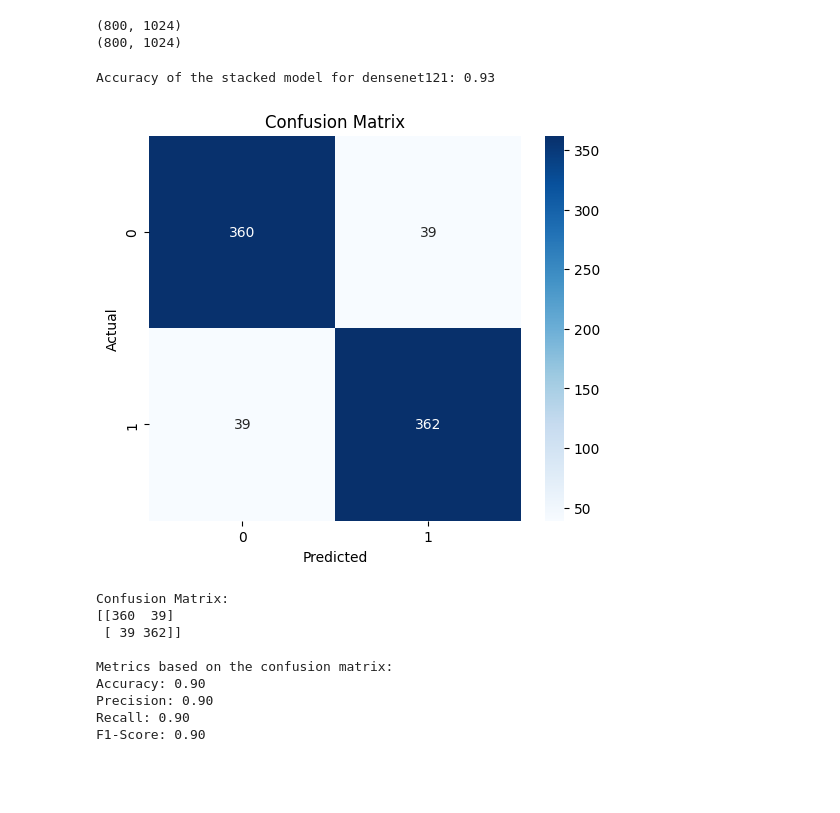
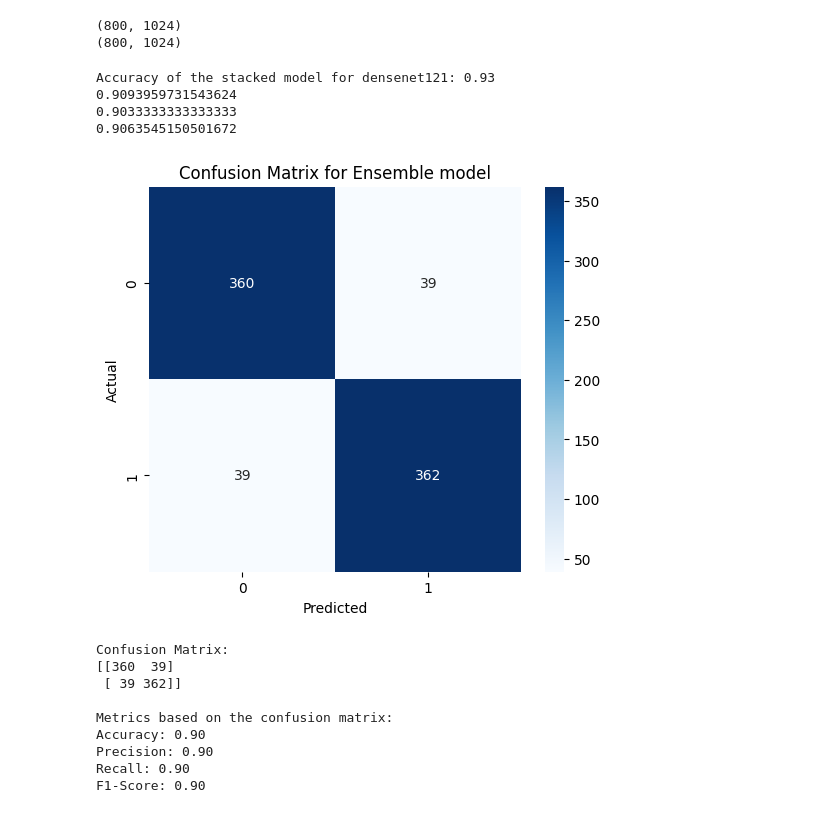
Before and after one commit to AWstyu/Melanoma_skin_cancer_NIT_DGP, a Jupyter notebook: melanoma_final.ipynb, the cells around one changed output. Cells and saved outputs as stored; diff of their text form; code cells hidden in the pictures; blank space fills up the shorter version.

```diff
--- a/melanoma_final.ipynb
+++ b/melanoma_final.ipynb
@@ -1148,8 +1425,19 @@ print(concatenated_array_densenet_test.shape)
 y_pred_densenet_test=stacked_model.predict(concatenated_array_densenet_test)
 accuracy = accuracy_score(l_images_label_test, y_pred_densenet_test)
 print(f'Accuracy of the stacked model for densenet121: {accuracy:.2f}')
+
+precision = precision_score(l_images_label_test,y_pred_densenet_test)
+recall = recall_score(l_images_label_test,y_pred_densenet_test)
+f1 = f1_score(l_images_label_test,y_pred_densenet_test)
+
+print(precision)
+print(recall)
+print(f1)
 # %% [output]
 Accuracy of the stacked model for densenet121: 0.93
+0.9093959731543624
+0.9033333333333333
+0.9063545150501672
 # %%
 import numpy as np
 import seaborn as sns
@@ -1176,35 +1464,35 @@ FN = int(FN)
 TN = total_images - (TP + FP + FN)
 TN = int(TN)
 
 
 cm = np.array([[TP, FN],
                [FP, TN]])
 
 
 plt.figure(figsize=(6, 5))
 sns.heatmap(cm, annot=True, fmt="d", cmap="Blues", xticklabels=[0, 1], yticklabels=[0, 1])
 plt.xlabel('Predicted')
 plt.ylabel('Actual')
-plt.title('Confusion Matrix')
+plt.title('Confusion Matrix for Ensemble model')
 plt.show()
 
 
 print("Confusion Matrix:")
 print(cm)
 
 
 accuracy_calc = (TP + TN) / total_images
 precision_calc = TP / (TP + FP)
 recall_calc = TP / (TP + FN)
 f1_calc = 2 * (precision_calc * recall_calc) / (precision_calc + recall_calc)
 
 print(f"\nMetrics based on the confusion matrix:")
 print(f"Accuracy: {accuracy_calc:.2f}")
 print(f"Precision: {precision_calc:.2f}")
 print(f"Recall: {recall_calc:.2f}")
 print(f"F1-Score: {f1_calc:.2f}")
 # %% [output]
-[figure, old version]
+[figure, new version]
 Confusion Matrix:
 [[360  39]
  [ 39 362]]
```
Also changed, not shown: parts of 29 cells of this notebook.
